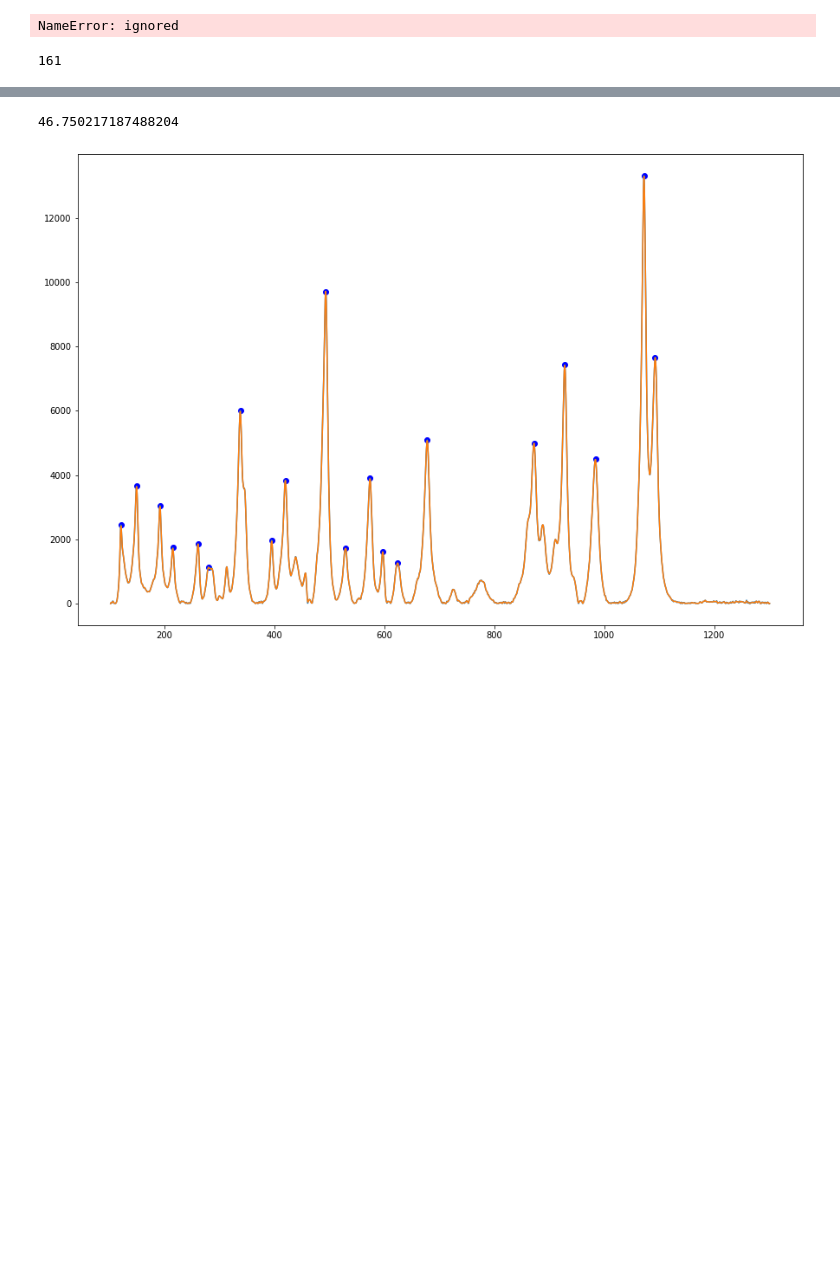
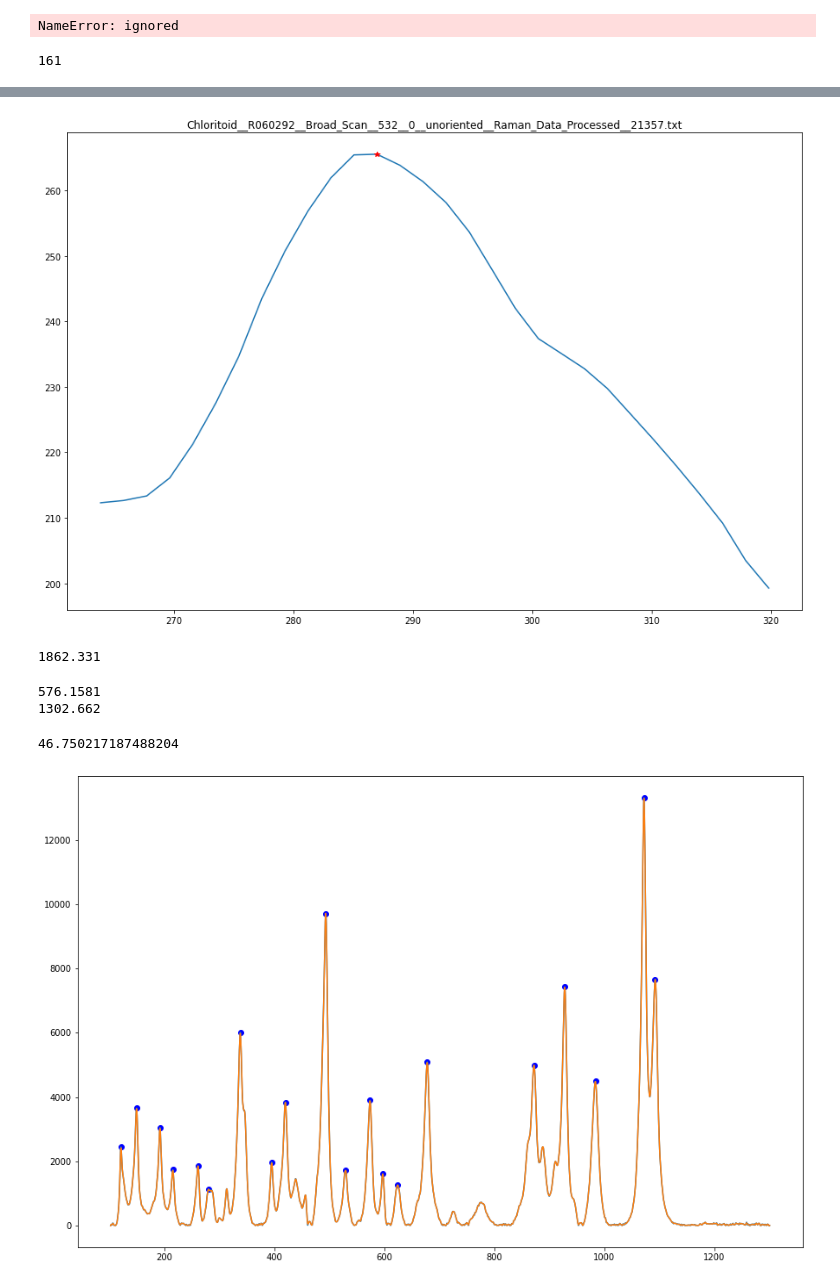
Before and after one commit to anva-kn/RRUFF, a Jupyter notebook: RRUFF_pytorch.ipynb, the cells around one changed output, grey strips where cells are left out. Drawn from its saved outputs; the diff is of its cells as text; code cells hidden in the pictures; blank space fills up the shorter version.

```diff
--- a/RRUFF_pytorch.ipynb
+++ b/RRUFF_pytorch.ipynb
@@ -439,0 +478,13 @@ plt.show()
+# %%
+index = 40
+tmp_idx = 62
+start_idx = 50
+end_idx = 80
+plt.figure(figsize=(15, 10))
+plt.plot(wavenumbers[index][start_idx:end_idx], spectras[index][start_idx:end_idx])
+plt.plot(wavenumbers[index][tmp_idx], spectras[index][tmp_idx], 'r*')
+# plt.plot(138.3965, 1862.331, 'r*')
+plt.title(files_to_check[index])
+plt.show()
+# %% [output]
+[figure, added]
@@ -439,0 +493,11 @@ plt.show()
+# %%
+peaks[]
+# %% [output]
+1862.331
+# %%
+tmp_idx = 951
+print(wavenumbers[index][tmp_idx])
+print(spectras[index][tmp_idx])
+# %% [output]
+576.1581
+1302.662
```
Also changed, not shown: parts of 20 cells of this notebook, 1 other file.
